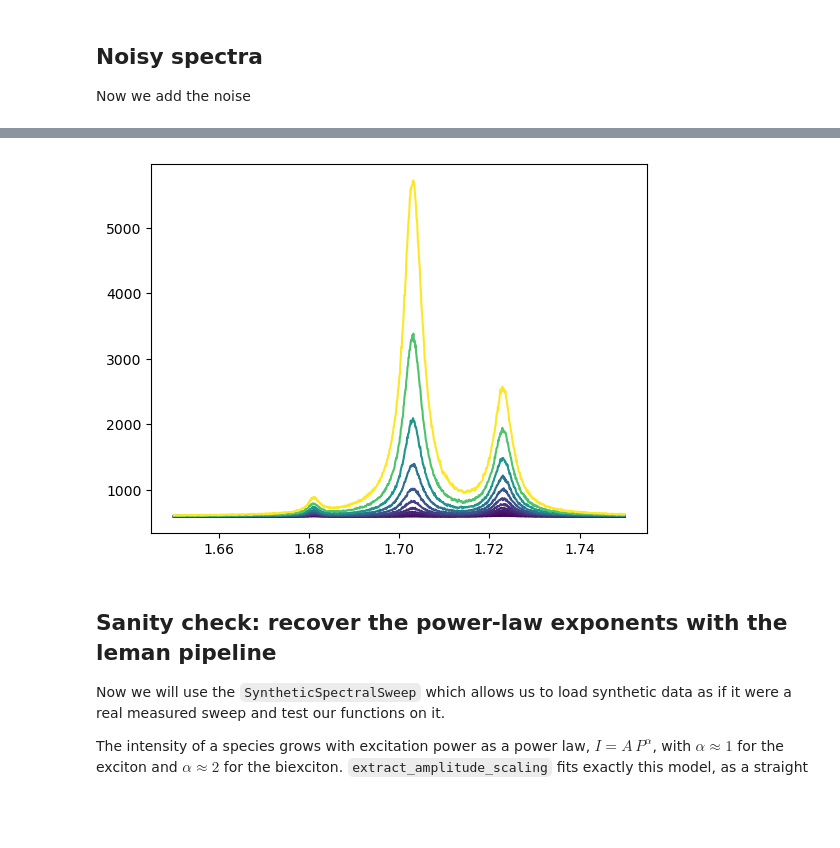
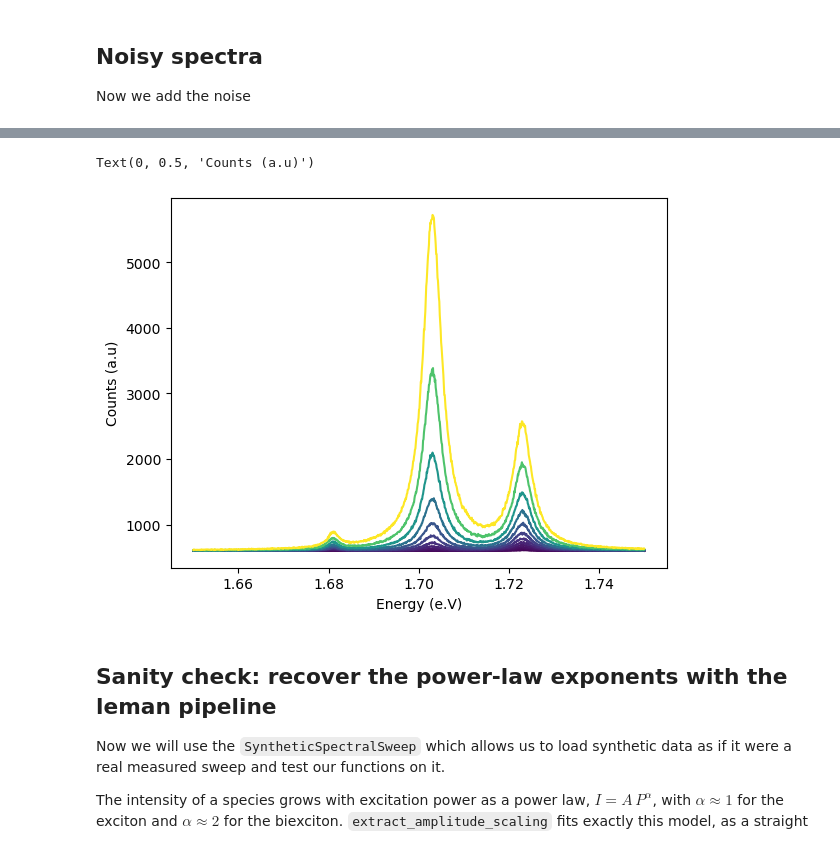
Before and after one commit to brandonlokesy/leman, a Jupyter notebook: examples/example_synthetic_data.ipynb, the cells around one changed output, grey strips where cells are left out. Cells and saved outputs as stored; diff of their text form; code cells hidden in the pictures; blank space fills up the shorter version.

```diff
--- a/examples/example_synthetic_data.ipynb
+++ b/examples/example_synthetic_data.ipynb
@@ -85,12 +91,16 @@ ax.plot(energy, noisy[:,0])
 # %%
 fig, ax = plt.subplots()
 
 norm = Normalize(vmin = min(powers), vmax=max(powers))
 sm = mpl.cm.ScalarMappable(cmap = 'viridis', norm = norm)
 for i, s in enumerate(noisy.T):
     ax.plot(energy, noisy.T[i], color = sm.to_rgba(powers[i]))
+
+ax.set_xlabel("Energy (e.V)")
+ax.set_ylabel("Counts (a.u)")
 # %% [output]
+Text(0, 0.5, 'Counts (a.u)')
-[figure, old version]
+[figure, new version]
 # %% [markdown]
 ## Sanity check: recover the power-law exponents with the leman pipeline
 
```
Also changed, not shown: parts of 2 cells of this notebook.
